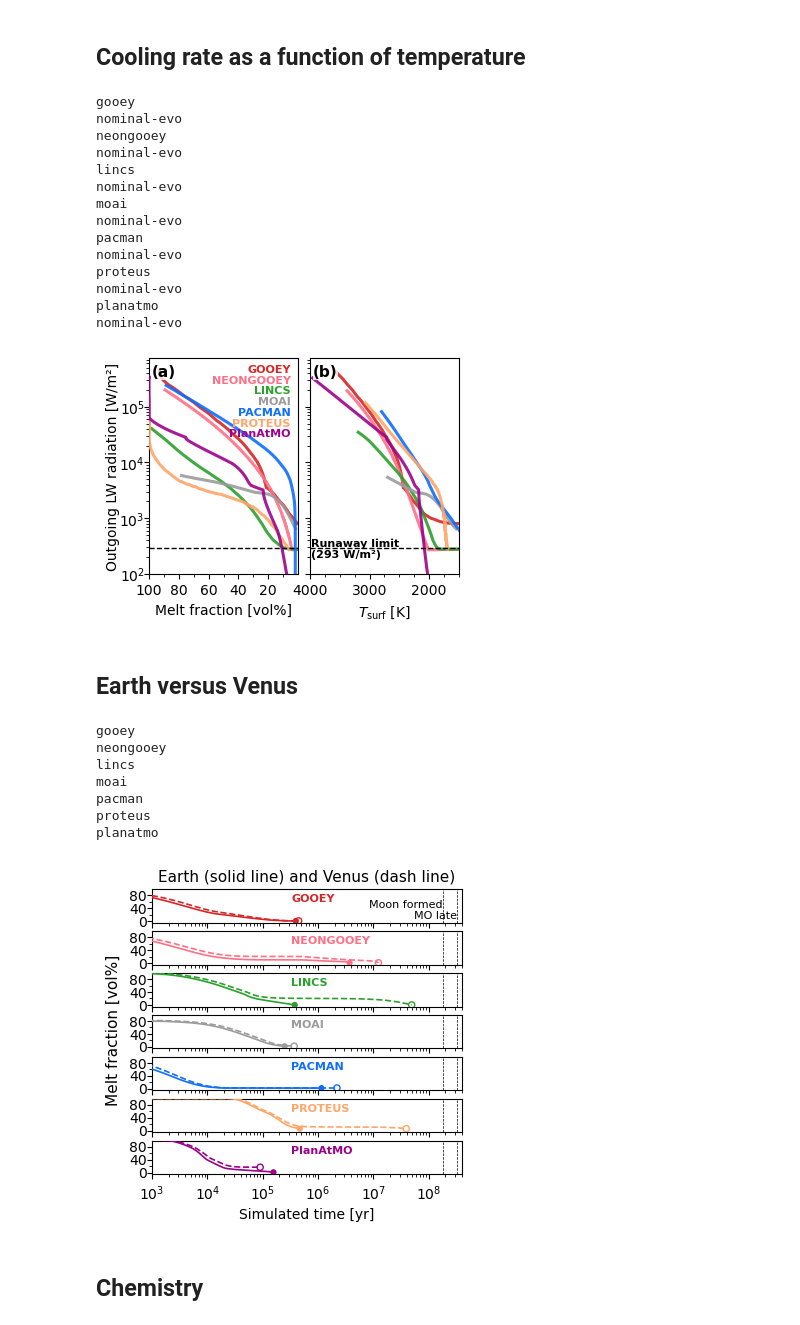
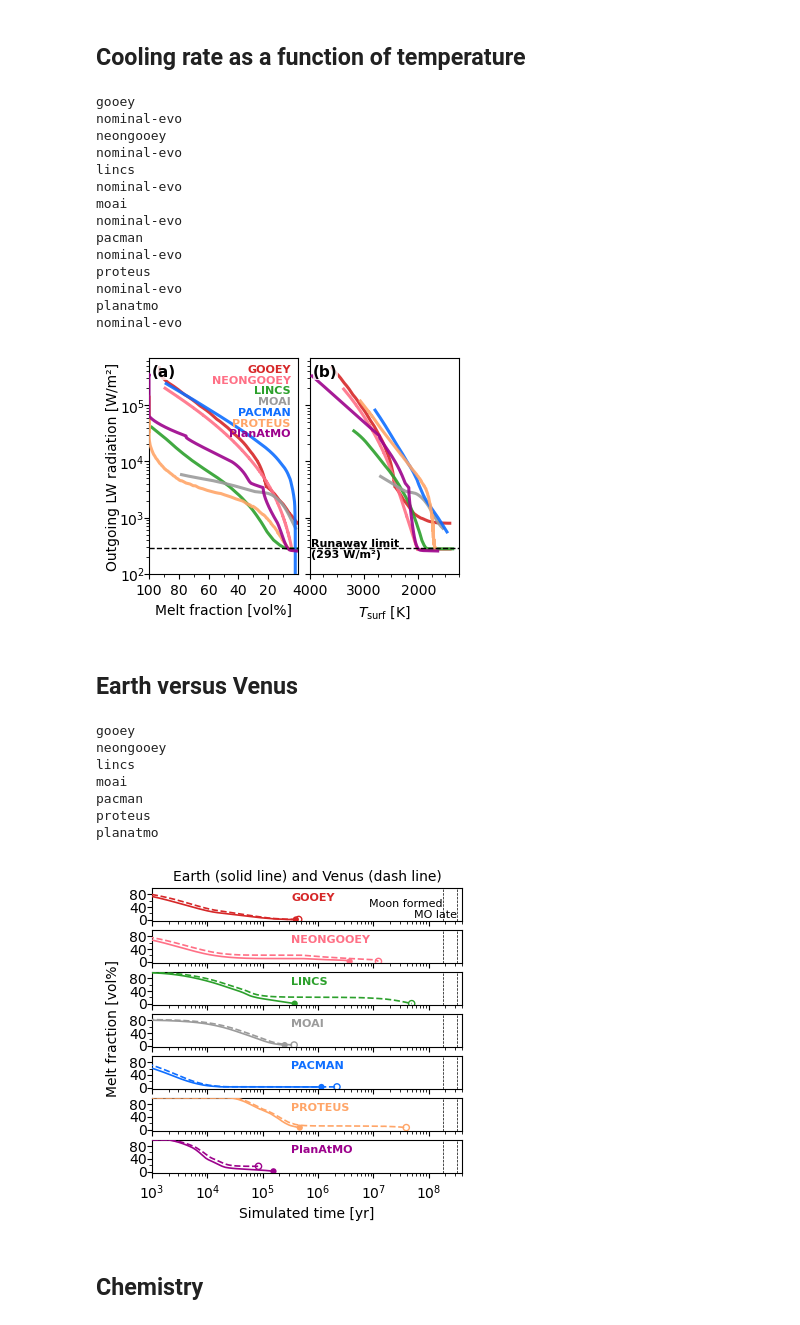
Before and after one commit to lena-noack/chili, a Jupyter notebook: intercomparison/analysis_solarsystem/compare.ipynb, the cells around one changed output. Saved outputs shown, nothing was run; the diff lists cells and outputs as text; code cells hidden in the pictures.

Commit message:
plots

```diff
--- a/intercomparison/analysis_solarsystem/compare.ipynb
+++ b/intercomparison/analysis_solarsystem/compare.ipynb
@@ -527,7 +510,7 @@ def plot_olr(planet):
             ax.xaxis.set_minor_locator(mpl.ticker.MultipleLocator(10))
 
         if xkey == "T_surf(K)":
-            ax.set_xlim(left=tmp_max, right=tmp_min)
+            ax.set_xlim(left=tmp_max, right=1250)
             ax.xaxis.set_major_locator(mpl.ticker.MultipleLocator(1000))
             ax.xaxis.set_minor_locator(mpl.ticker.MultipleLocator(250))
 
@@ -541,34 +524,34 @@ def plot_olr(planet):
     axl.tick_params(axis='y', which='both', rotation=0, pad=-0.4)
     axl.set_yscale("log")
     axl.set_ylim(bottom=1e2)
 
     for i in range(2):
         axs[i].text(0.02, 0.97, f"({abcd[i]})", transform=axs[i].transAxes, zorder=99,
                     bbox=dict(pad=0, fc="white", ec="none", alpha=0.8),
                     ha='left', va='top', fontsize=11, weight='bold')
 
 
     fig.subplots_adjust(wspace=0.08)
 
     fig.savefig(f"out/olr_{planet}.{EXT}", bbox_inches='tight', dpi=DPI)
 
 plot_olr("earth")
 # %% [output]
 gooey
 nominal-evo
 neongooey
 nominal-evo
 lincs
 nominal-evo
 moai
 nominal-evo
 pacman
 nominal-evo
 proteus
 nominal-evo
 planatmo
 nominal-evo
-[figure, old version]
+[figure, new version]
 # %% [markdown]
 ## Earth versus Venus
 # %%
@@ -637,11 +620,11 @@ axs[-1].set_xscale("log")
 axs[-1].set_xlabel("Simulated time [yr]")
 axs[-1].set_xlim(left=time_min, right=xmax)
 
-fig.supylabel(get_label("phi(vol_pct)"), x=0.01, fontsize=11)
-fig.subplots_adjust(hspace=0.25)
+fig.supylabel(get_label("phi(vol_pct)"), x=0.01, fontsize=10)
+fig.subplots_adjust(hspace=0.27)
 
 title = "Earth (solid line) and Venus (dash line)"
-axs[0].set_title(title, fontsize=11)
+axs[0].set_title(title, fontsize=10)
 
 plt.show()
 
@@ -654,7 +637,7 @@ moai
 pacman
 proteus
 planatmo
-[figure, old version]
+[figure, new version]
 # %% [markdown]
 ## Chemistry
 # %%
```
Also changed, not shown: parts of 5 cells of this notebook.
